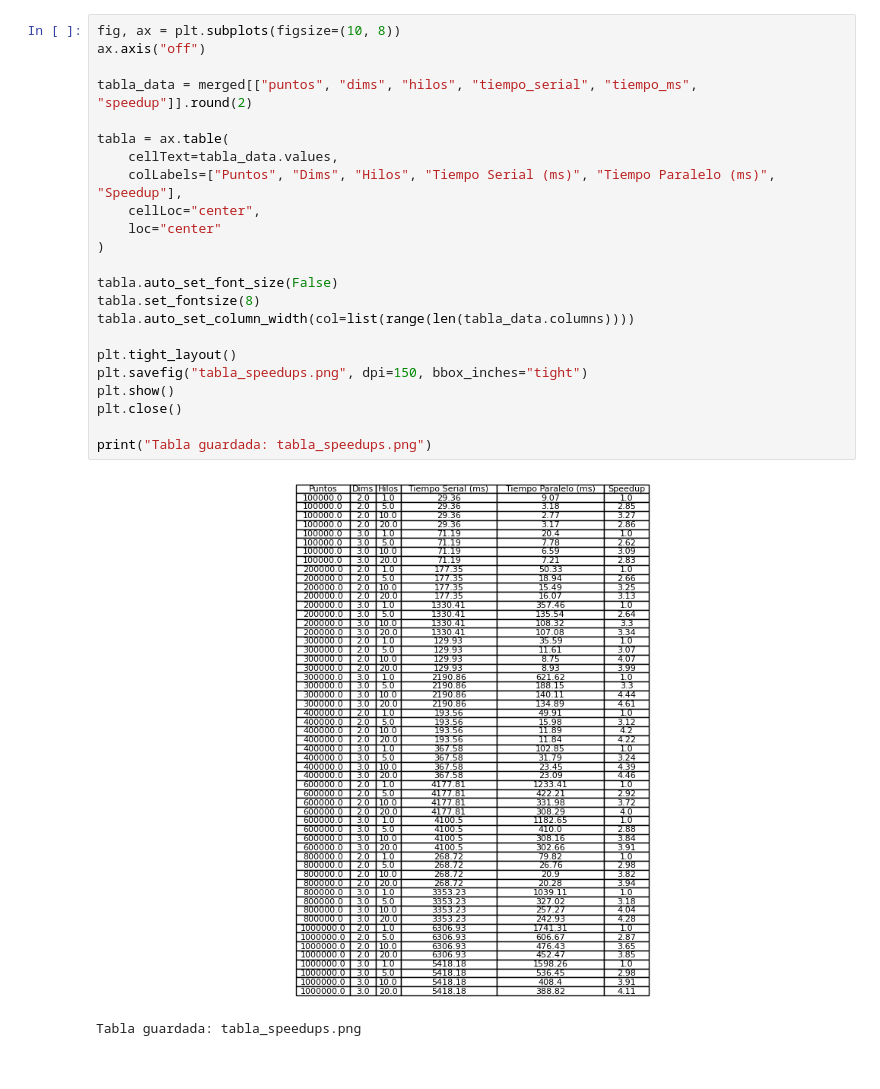
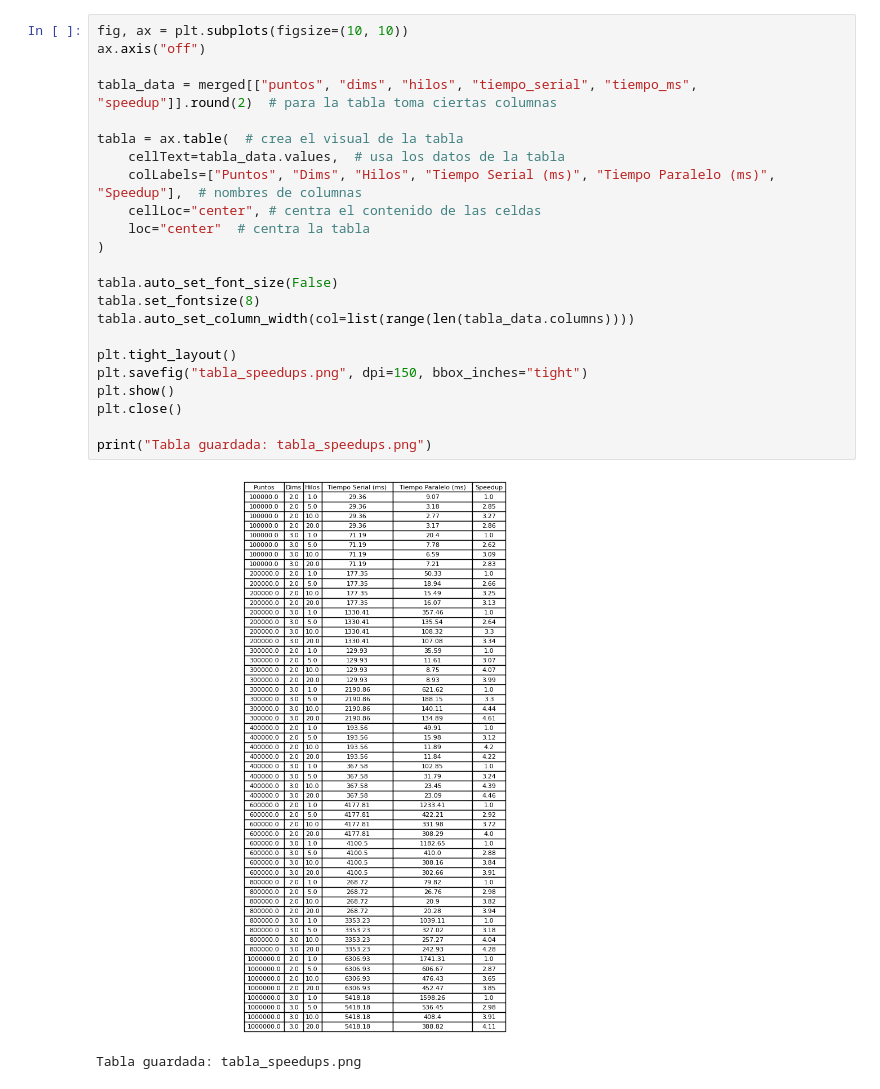
Before and after one commit to ekab-hub/Proyecto_Clusters_Paralelo, a Jupyter notebook: speed_up.ipynb, the cells around one changed output. Drawn from its saved outputs; the diff is of its cells as text.

```diff
--- a/speed_up.ipynb
+++ b/speed_up.ipynb
@@ -44,29 +41,29 @@ for dims in [2, 3]:
 [figure]
 [figure]
 # %%
-fig, ax = plt.subplots(figsize=(10, 8))
+fig, ax = plt.subplots(figsize=(10, 10))
 ax.axis("off")
 
-tabla_data = merged[["puntos", "dims", "hilos", "tiempo_serial", "tiempo_ms", "speedup"]].round(2)
+tabla_data = merged[["puntos", "dims", "hilos", "tiempo_serial", "tiempo_ms", "speedup"]].round(2)  # para la tabla toma ciertas columnas
 
-tabla = ax.table(
-    cellText=tabla_data.values,
-    colLabels=["Puntos", "Dims", "Hilos", "Tiempo Serial (ms)", "Tiempo Paralelo (ms)", "Speedup"],
-    cellLoc="center",
-    loc="center"
+tabla = ax.table(  # crea el visual de la tabla
+    cellText=tabla_data.values,  # usa los datos de la tabla
+    colLabels=["Puntos", "Dims", "Hilos", "Tiempo Serial (ms)", "Tiempo Paralelo (ms)", "Speedup"],  # nombres de columnas
+    cellLoc="center", # centra el contenido de las celdas
+    loc="center"  # centra la tabla
 )
 
 tabla.auto_set_font_size(False)
 tabla.set_fontsize(8)
 tabla.auto_set_column_width(col=list(range(len(tabla_data.columns))))
 
 plt.tight_layout()
 plt.savefig("tabla_speedups.png", dpi=150, bbox_inches="tight")
 plt.show()
 plt.close()
 
 print("Tabla guardada: tabla_speedups.png")
 # %% [output]
-[figure, old version]
+[figure, new version]
 Tabla guardada: tabla_speedups.png
 # %%
```
Also changed, not shown: parts of 4 cells of this notebook, 3 other files.
